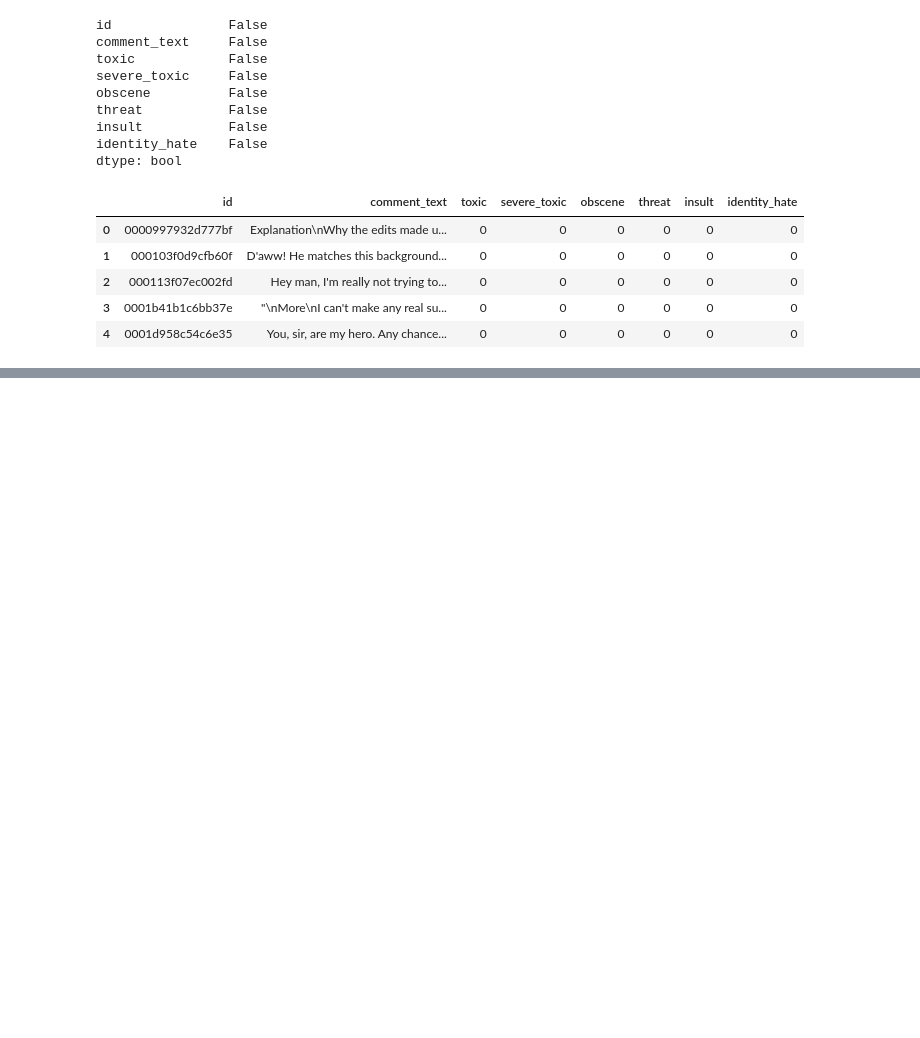
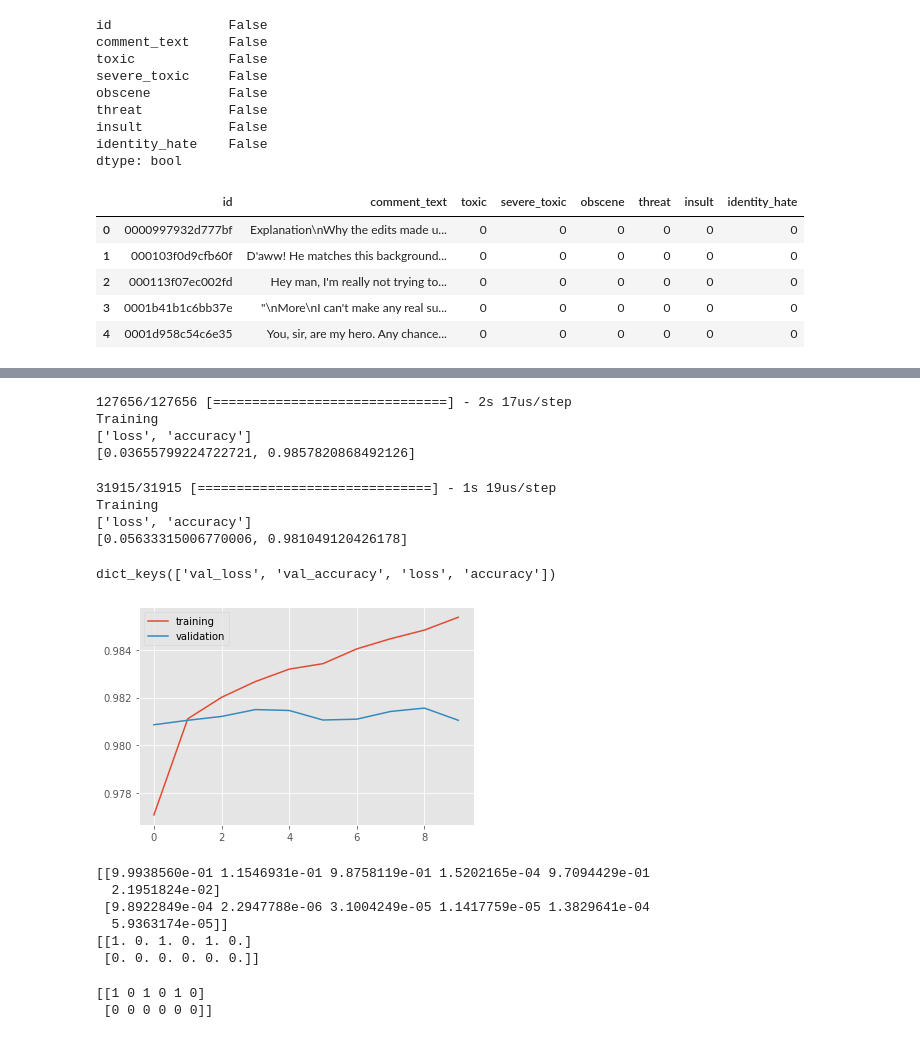
Before and after one commit to alexforever86/text-toxicity, a Jupyter notebook: keras-fasttext.ipynb, the cells around one changed output, grey strips where cells are left out. Cells and saved outputs as stored; diff of their text form; code cells hidden in the pictures; blank space fills up the shorter version.

```diff
--- a/keras-fasttext.ipynb
+++ b/keras-fasttext.ipynb
@@ -59,4 +98,4 @@ train_df.head()
 # %%
-X_train = train_df["comment_text"].values
-y_train = train_df[["toxic", "severe_toxic", "obscene", "threat", "insult", "identity_hate"]].values
-X_test = test_df["comment_text"].values
+X_df = train_df["comment_text"].values
+y_df = train_df[["toxic", "severe_toxic", "obscene", "threat", "insult", "identity_hate"]].values
+# X_test = test_df["comment_text"].values
@@ -107,5 +184,5 @@ model.compile(loss='binary_crossentropy',
               optimizer=Adam(0.01),
               metrics=['accuracy'])
 # %%
-hist = model.fit(x_train, y_train, batch_size=batch_size, epochs=3, validation_split=0.1)
+hist = model.fit(x_train, y_train, batch_size=batch_size, epochs=10,  validation_data=(x_test, y_test))
 # %% [output]
@@ -118,0 +206,47 @@ Epoch 3/3
+# %%
+training_score = model.evaluate(np.array(x_train),np.array(y_train))
+print('Training')
+print(model.metrics_names)
+print(training_score)
+# %% [output]
+127656/127656 [==============================] - 2s 17us/step
+Training
+['loss', 'accuracy']
+[0.03655799224722721, 0.9857820868492126]
+# %%
+testing_score = model.evaluate(np.array(x_test),np.array(y_test))
+print('Training')
+print(model.metrics_names)
+print(testing_score)
+# %% [output]
+31915/31915 [==============================] - 1s 19us/step
+Training
+['loss', 'accuracy']
+[0.05633315006770006, 0.981049120426178]
+# %%
+print(hist.history.keys())
+# %% [output]
+dict_keys(['val_loss', 'val_accuracy', 'loss', 'accuracy'])
+# %%
+plt.plot(hist.history['accuracy'])
+plt.plot(hist.history['val_accuracy'])
+plt.legend(['training', 'validation'], loc = 'upper left')
+plt.show()
+# %% [output]
+[figure, added]
+# %%
+a = model.predict(x_test[:2])
+print(a)
+print(np.round(a))
+# %% [output]
+[[9.9938560e-01 1.1546931e-01 9.8758119e-01 1.5202165e-04 9.7094429e-01
+  2.1951824e-02]
+ [9.8922849e-04 2.2947788e-06 3.1004249e-05 1.1417759e-05 1.3829641e-04
+  5.9363174e-05]]
+[[1. 0. 1. 0. 1. 0.]
+ [0. 0. 0. 0. 0. 0.]]
+# %%
+print(y_test[:2])
+# %% [output]
+[[1 0 1 0 1 0]
+ [0 0 0 0 0 0]]
```
Also changed, not shown: parts of 14 cells of this notebook.
